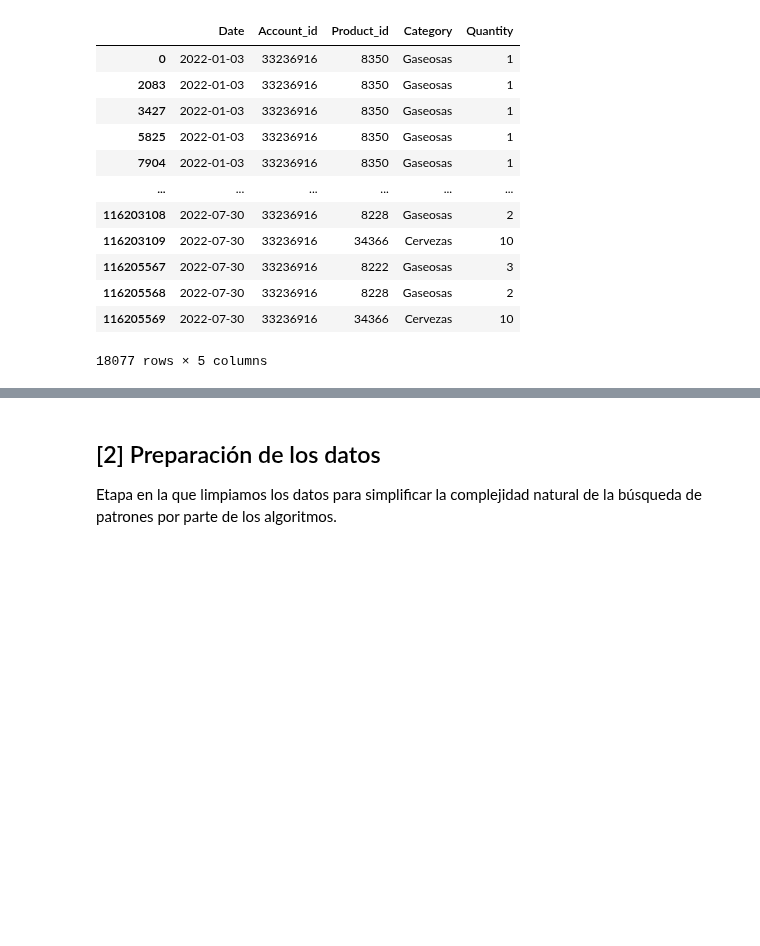
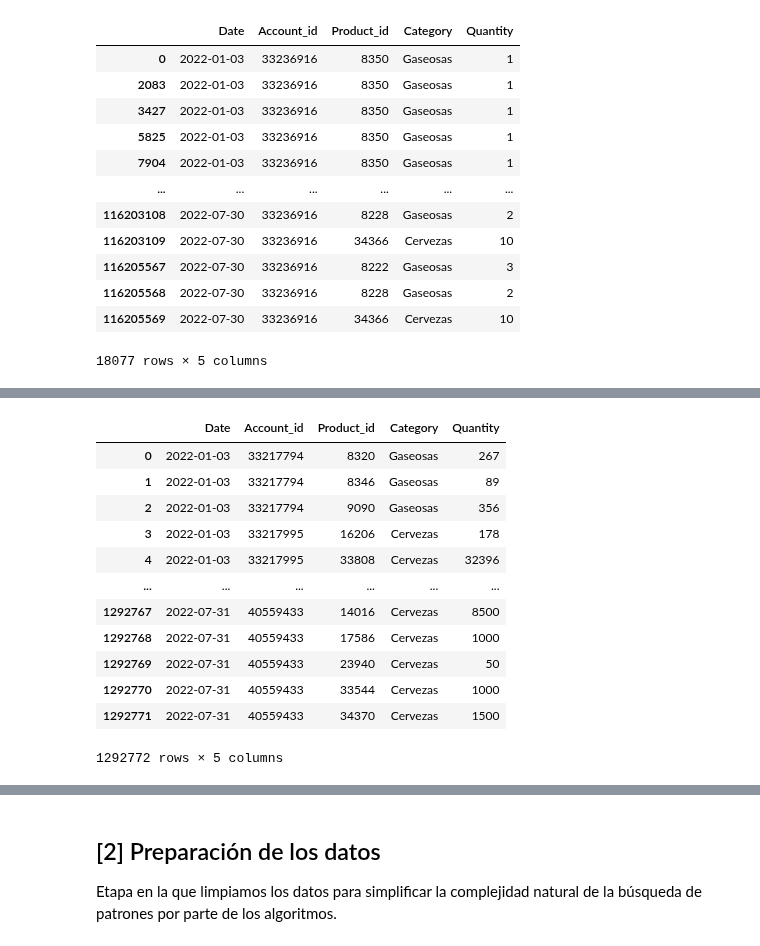
Before and after one commit to mpintoponce/python_utec, a Jupyter notebook: Modulo02:Estructuras_de_datos_secuenciales/07.Pandas_Actividad.ipynb, the cells around one changed output, grey strips where cells are left out. Saved outputs shown, nothing was run; the diff lists cells and outputs as text; code cells hidden in the pictures; blank space fills up the shorter version.

```diff
--- a/Modulo02:Estructuras_de_datos_secuenciales/07.Pandas_Actividad.ipynb
+++ b/Modulo02:Estructuras_de_datos_secuenciales/07.Pandas_Actividad.ipynb
@@ -160,6 +162,25 @@ vars
 # %%
 # Agrupamos la data (está expresada a nivel transaccional) a nivel cliente - producto - día
 data = data.groupby(vars[:-1])[vars[-1]].sum().reset_index()
+data
+# ":-1" Toma todo menos la última variable.
+# reset_index: Para que tenga un formato de tabla
+# el data de 116MM vamos a reemplazarlo.
+# Se redujo a 1MM de datos
+# %% [output]
+|  | Date | Account_id | Product_id | Category | Quantity |
+| 0 | 2022-01-03 | 33217794 | 8320 | Gaseosas | 267 |
+| 1 | 2022-01-03 | 33217794 | 8346 | Gaseosas | 89 |
+| 2 | 2022-01-03 | 33217794 | 9090 | Gaseosas | 356 |
+| 3 | 2022-01-03 | 33217995 | 16206 | Cervezas | 178 |
+| 4 | 2022-01-03 | 33217995 | 33808 | Cervezas | 32396 |
+| ... | ... | ... | ... | ... | ... |
+| 1292767 | 2022-07-31 | 40559433 | 14016 | Cervezas | 8500 |
+| 1292768 | 2022-07-31 | 40559433 | 17586 | Cervezas | 1000 |
+| 1292769 | 2022-07-31 | 40559433 | 23940 | Cervezas | 50 |
+| 1292770 | 2022-07-31 | 40559433 | 33544 | Cervezas | 1000 |
+| 1292771 | 2022-07-31 | 40559433 | 34370 | Cervezas | 1500 |
+1292772 rows × 5 columns
 # %%
 # Inspeccionamos la compra del cliente (código 33236916)
 data[data['Account_id']==33236916]
```
Also changed, not shown: parts of 2 cells of this notebook.
